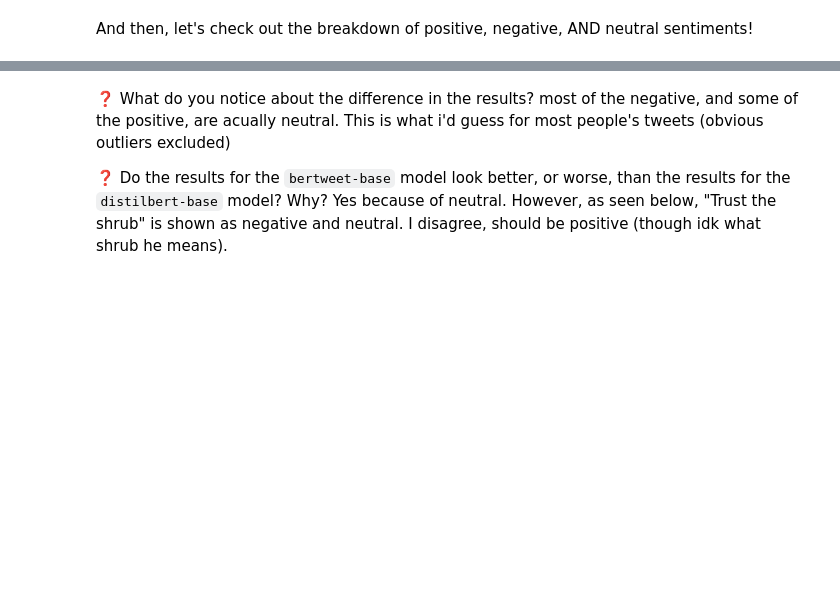
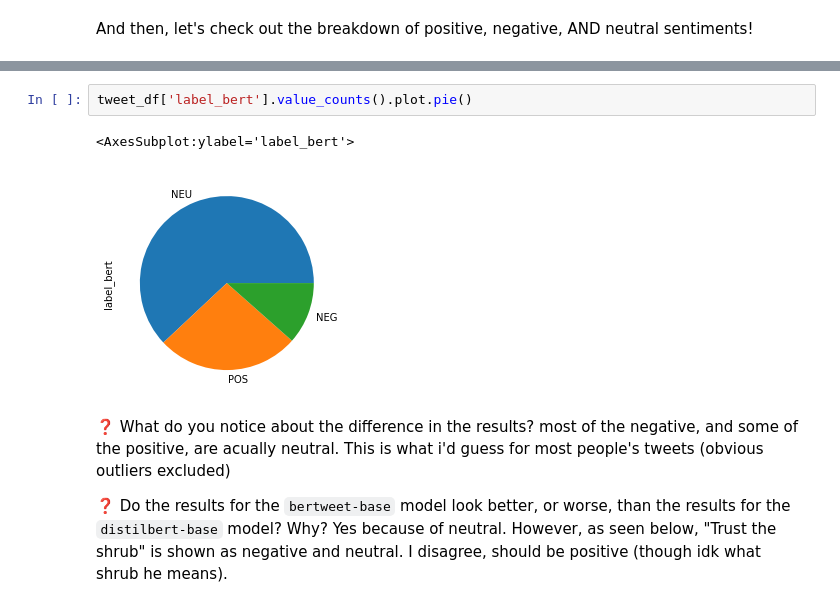
Before and after one commit to JonathanGrant/MLE-10, a Jupyter notebook: assignments/week-02-twitter-sentiment-analysis/nb/analyze-sentiment-twitter.ipynb, the cells around one changed output, grey strips where cells are left out. Saved outputs shown, nothing was run; the diff lists cells and outputs as text; blank space fills up the shorter version.

```diff
--- a/assignments/week-02-twitter-sentiment-analysis/nb/analyze-sentiment-twitter.ipynb
+++ b/assignments/week-02-twitter-sentiment-analysis/nb/analyze-sentiment-twitter.ipynb
@@ -173,3 +247,8 @@ print(f"{neg_sent_count} ({neg_sent_count / total_sent_count * 100:.2f}%) of the
+# %%
+tweet_df['label_bert'].value_counts().plot.pie()
+# %% [output]
+<AxesSubplot:ylabel='label_bert'>
+[figure, added]
 # %% [markdown]
 ❓ What do you notice about the difference in the results?
 most of the negative, and some of the positive, are acually neutral. This is what i'd guess for most people's tweets (obvious outliers excluded)
```
Also changed, not shown: parts of 20 cells of this notebook, 1 other file.
